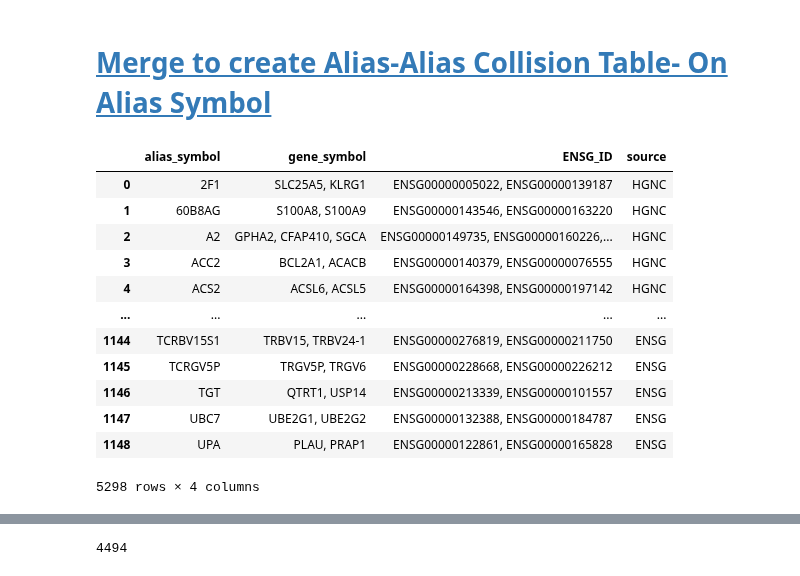
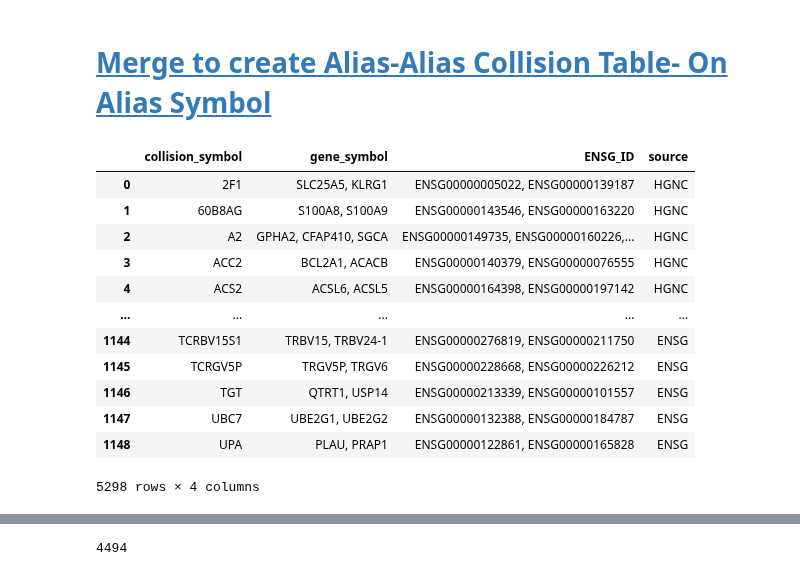
Before and after one commit to cancervariants/gene-harmony-analysis, a Jupyter notebook: alias_alias_collisions/alias-alias_collision_analysis.ipynb, the cells around one changed output, grey strips where cells are left out. Drawn from its saved outputs; the diff is of its cells as text; code cells hidden in the pictures.

```diff
--- a/alias_alias_collisions/alias-alias_collision_analysis.ipynb
+++ b/alias_alias_collisions/alias-alias_collision_analysis.ipynb
@@ -439,14 +530,14 @@ merged_aa_collision_gene_df.loc[merged_aa_collision_gene_df.alias_symbol == "ALP
 # %%
 merged_aa_collision_alias_df = pd.concat(
     [
-        aa_collision_alias_hgnc_df[["alias_symbol", "gene_symbol", "ENSG_ID", "source"]],
-        aa_collision_alias_ncbi_df[["alias_symbol", "gene_symbol", "ENSG_ID", "source"]],
-        aa_collision_alias_ensg_df[["alias_symbol", "gene_symbol", "ENSG_ID", "source"]],
+        aa_collision_alias_hgnc_df[["collision_symbol", "gene_symbol", "ENSG_ID", "source"]],
+        aa_collision_alias_ncbi_df[["collision_symbol", "gene_symbol", "ENSG_ID", "source"]],
+        aa_collision_alias_ensg_df[["collision_symbol", "gene_symbol", "ENSG_ID", "source"]],
     ]
 )
 merged_aa_collision_alias_df
 # %% [output]
-|  | alias_symbol | gene_symbol | ENSG_ID | source |
+|  | collision_symbol | gene_symbol | ENSG_ID | source |
 | 0 | 2F1 | SLC25A5, KLRG1 | ENSG00000005022, ENSG00000139187 | HGNC |
 | 1 | 60B8AG | S100A8, S100A9 | ENSG00000143546, ENSG00000163220 | HGNC |
 | 2 | A2 | GPHA2, CFAP410, SGCA | ENSG00000149735, ENSG00000160226,... | HGNC |
```
Also changed, not shown: parts of 29 cells of this notebook, 37 other files.
